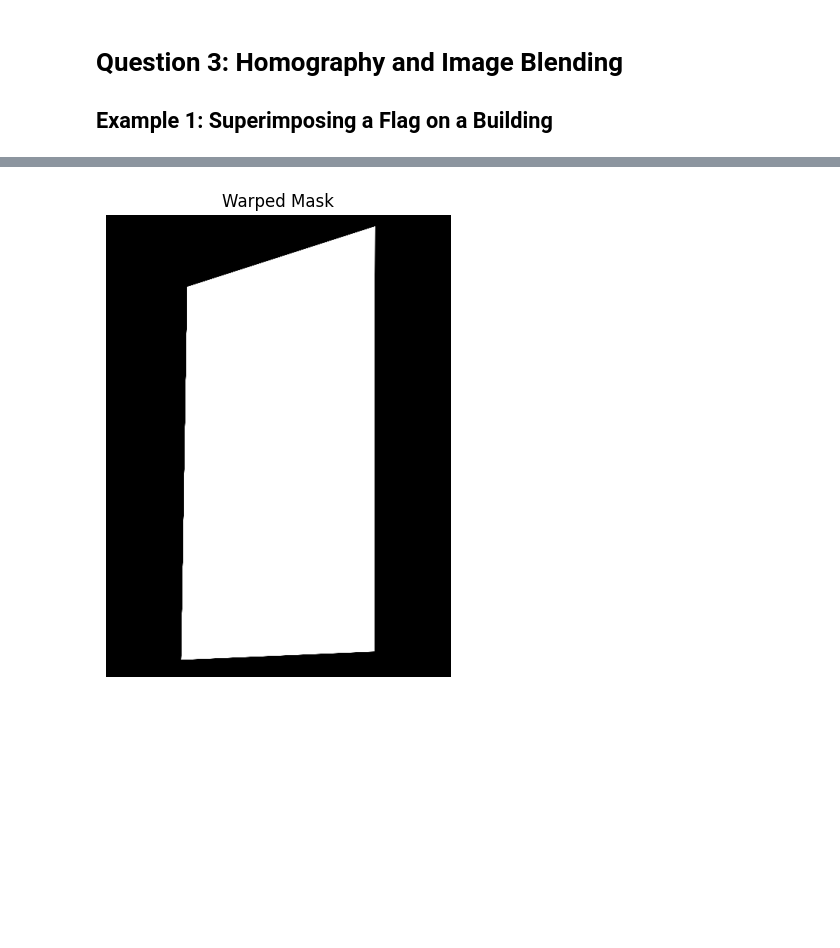
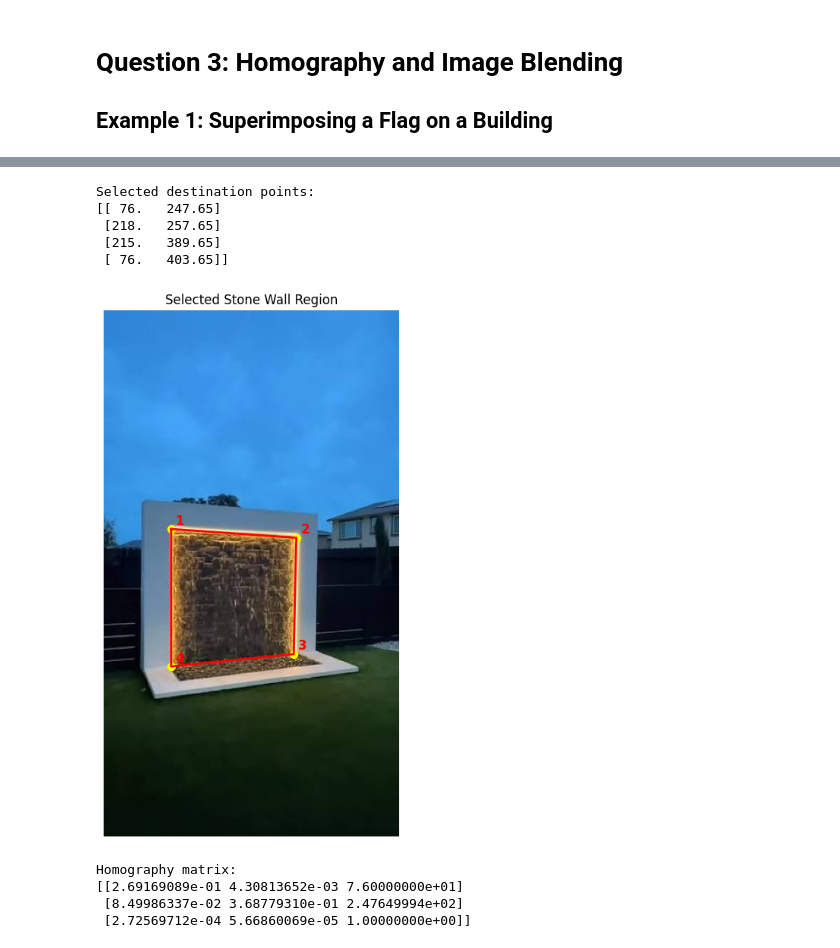
Before and after one commit to Janani-Hendeniya/EN3160-Assignment-02, a Jupyter notebook: 230238R_a02.ipynb, the cells around one changed output, grey strips where cells are left out. Saved outputs shown, nothing was run; the diff lists cells and outputs as text; code cells hidden in the pictures; blank space fills up the shorter version.

```diff
--- a/230238R_a02.ipynb
+++ b/230238R_a02.ipynb
@@ -776,14 +718,50 @@ plt.show()
-# %%
-# Create a white mask the size of the original flag
-mask = np.ones((flag_h, flag_w), dtype=np.uint8) * 255
-
-# Warp the mask using the same homography
-warped_mask = cv.warpPerspective(mask, H, (width, height))
-
-plt.figure(figsize=(8, 6))
-plt.imshow(warped_mask, cmap="gray")
-plt.title("Warped Mask")
-plt.axis("off")
-plt.show()
-# %% [output]
-[figure, removed]
+# %%
+# Select four destination points on the stone wall
+dst_points2 = select_four_points(wall2_rgb)
+
+print("Selected destination points:")
+print(dst_points2)
+# %% [output]
+Selected destination points:
+[[ 76.   247.65]
+ [218.   257.65]
+ [215.   389.65]
+ [ 76.   403.65]]
+# %%
+# Verify the selected region
+fig, ax = plt.subplots(figsize=(6, 9))
+
+ax.imshow(wall2_rgb)
+
+polygon = np.vstack([dst_points2, dst_points2[0]])
+ax.plot(polygon[:, 0], polygon[:, 1], "r-", linewidth=2)
+
+for i, (x, y) in enumerate(dst_points2, start=1):
+    ax.scatter(x, y, color="yellow", s=50)
+    ax.text(x + 5, y - 5, str(i),
+            color="red", fontsize=12, fontweight="bold")
+
+ax.set_title("Selected Stone Wall Region")
+ax.axis("off")
+plt.show()
+# %% [output]
+[figure, added]
+# %%
+# Define source points from the overlay image
+h, w = overlay2.shape[:2]
+
+src_points2 = np.float32([
+    [0, 0], [w - 1, 0],
+    [w - 1, h - 1], [0, h - 1]
+])
+
+# Compute homography
+H2 = cv.getPerspectiveTransform(src_points2, dst_points2)
+
+print("Homography matrix:")
+print(H2)
+# %% [output]
+Homography matrix:
+[[2.69169089e-01 4.30813652e-03 7.60000000e+01]
+ [8.49986337e-02 3.68779310e-01 2.47649994e+02]
+ [2.72569712e-04 5.66860069e-05 1.00000000e+00]]
```
Also changed, not shown: parts of 9 cells of this notebook.
